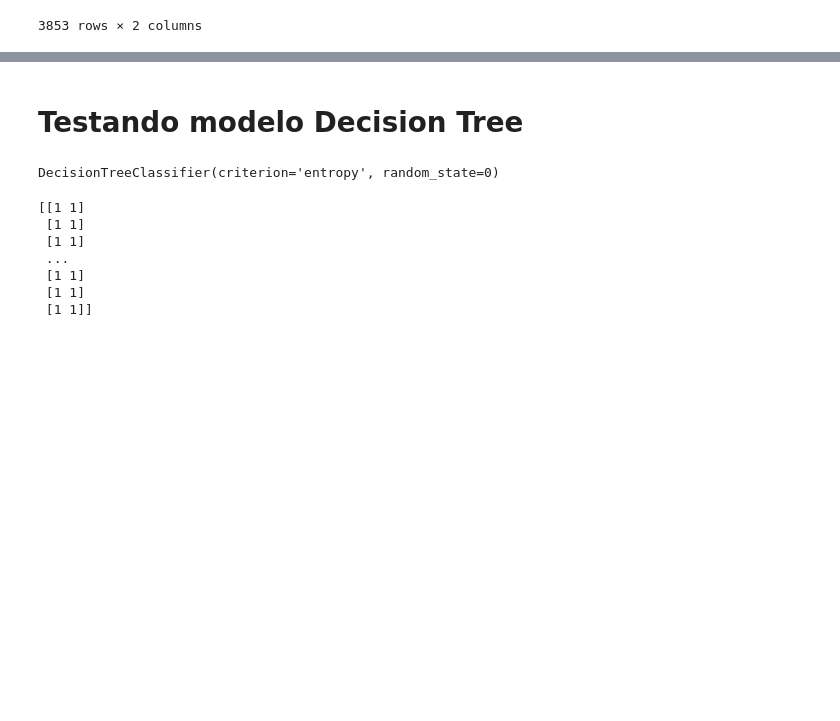
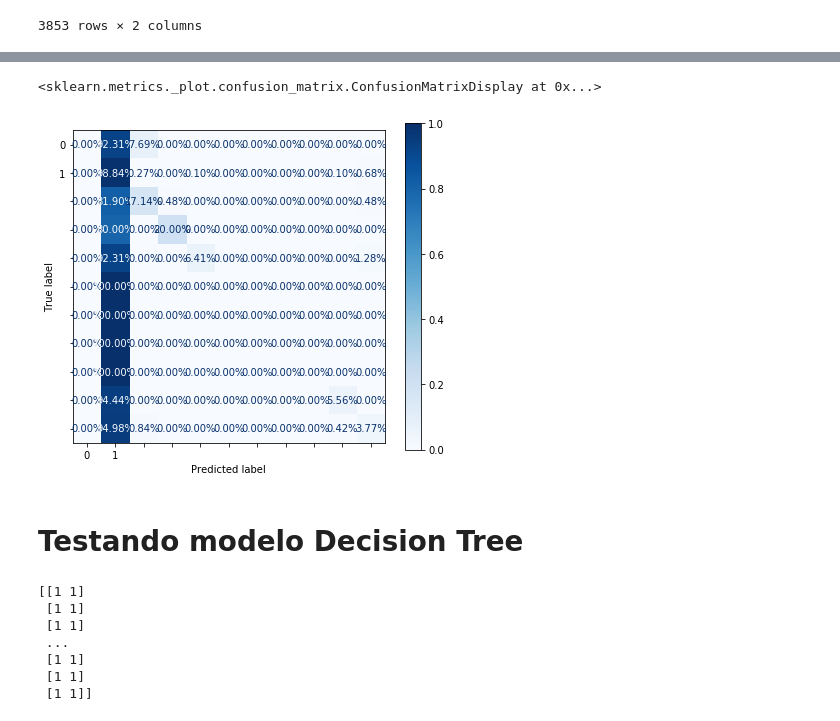
Before and after one commit to ivanabb2/CDados-Projeto-2, a Jupyter notebook: archive/use_of_force_read.ipynb, the cells around one changed output, grey strips where cells are left out. Cells and saved outputs as stored; diff of their text form; code cells hidden in the pictures; blank space fills up the shorter version.

```diff
--- a/archive/use_of_force_read.ipynb
+++ b/archive/use_of_force_read.ipynb
@@ -590,13 +603,19 @@ accuracy_score(y_test, y_pred)
+# %%
+fig, ax = plt.subplots(figsize=(7, 6))
+plot_confusion_matrix(classifier.fit(X_train, y_train), X_test, y_test,
+                      normalize='true', display_labels=['0', '1'],
+                      cmap=plt.cm.Blues, ax=ax, values_format='.2%')
+# %% [output]
+<sklearn.metrics._plot.confusion_matrix.ConfusionMatrixDisplay at 0x...>
+[figure, added]
 # %% [markdown]
 # Testando modelo Decision Tree
 # %%
 from sklearn.tree import DecisionTreeClassifier
 classifier = DecisionTreeClassifier(criterion = 'entropy', random_state = 0)
-classifier.fit(X_train, y_train)
+modelo_tree = classifier.fit(X_train, y_train)
 # classifier.feature_importance (Barbara
 # https://mljar.com/blog/visualize-decision-tree/
-# %% [output]
-DecisionTreeClassifier(criterion='entropy', random_state=0)
 # %%
 y_pred = classifier.predict(X_test)
 print(np.concatenate((y_pred.reshape(len(y_pred),1), y_test.reshape(len(y_test),1)),1))
```
Also changed, not shown: parts of 21 cells of this notebook.
